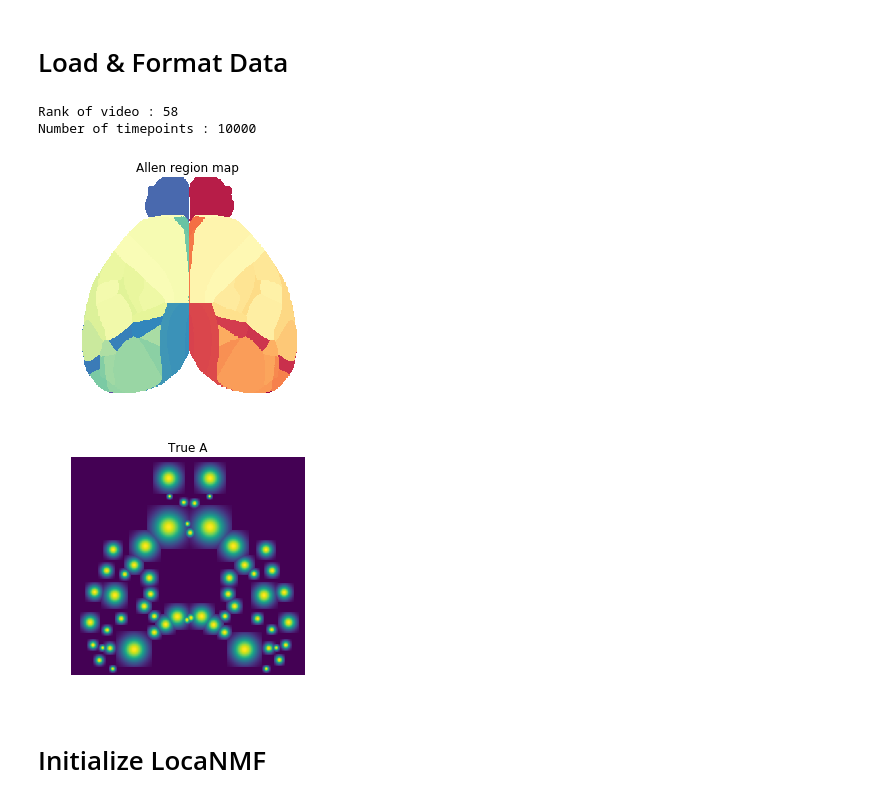
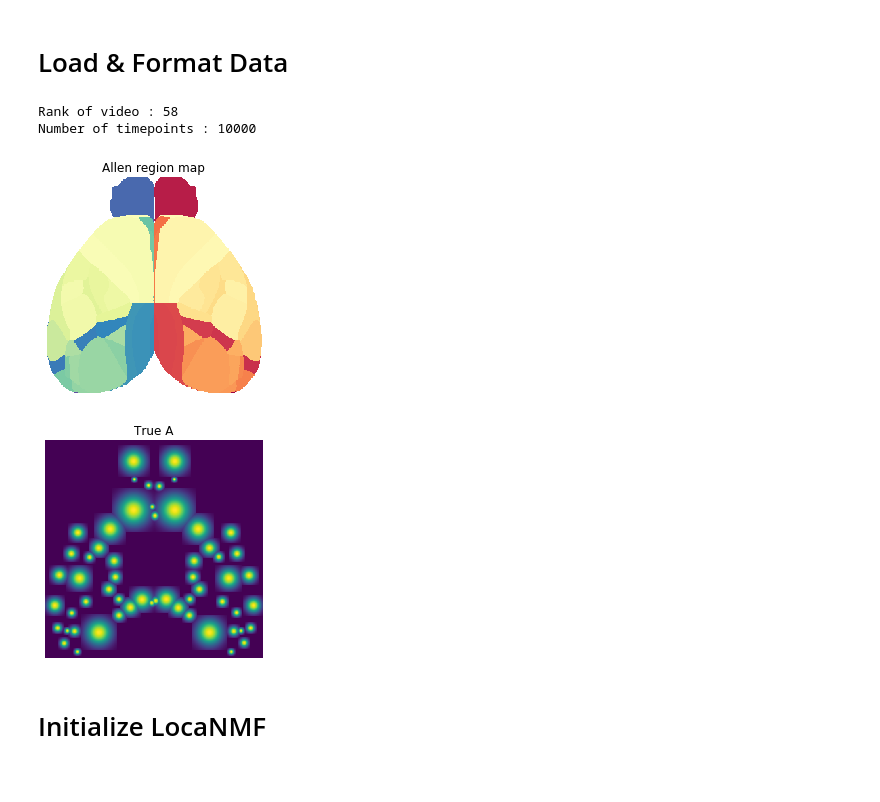
Before and after one commit to ikinsella/locaNMF, a Jupyter notebook: demo/demo_simulation.ipynb, the cells around one changed output. Saved outputs shown, nothing was run; the diff lists cells and outputs as text; code cells hidden in the pictures.

```diff
--- a/demo/demo_simulation.ipynb
+++ b/demo/demo_simulation.ipynb
@@ -35,52 +38,38 @@ r2_thresh = 0.99 # Fraction of variance in the data to capture with LocaNMF
 nonnegative_temporal = False # Do you want nonnegative temporal components? The data itself should also be nonnegative in this case.
 # %% [markdown]
 # Load & Format Data
-# %%
-# Folder where the data is stored
-# Get data from this link--> https://www.dropbox.com/s/q4m1v151o06zsdv/Vc_Uc.mat?dl=0
-# Get map here if you do not have it--> https://www.dropbox.com/s/d35xt7e6l2ywiol/preprocessed_allenDorsalMap.mat?dl=0
-datafolder='./data/simulated/'
-mapfolder='./data/AllenMap/'
-
-# File 'Vc_Uc.mat' in the above folder contains 'Uc', 'Vc', 'brainmask'. Simulated data also contains 'trueareas'.
-arrays=sio.loadmat(datafolder+'Vc_Uc.mat')
-
-# # For Nonnegative Data, uncomment the following lines, ex. if you want nonnegative temporal components
-# # Get nonnegative data from this link--> https://www.dropbox.com/s/25hblgwe5wvwqdz/Vc_Uc_nonnegative.mat?dl=0
-# datafolder='./data/simulated_nonnegative/'
-# mapfolder='./data/AllenMap/'
-
-# # File 'Vc_Uc.mat' in the above folder contains 'Uc', 'Vc', 'brainmask'. Simulated data also contains 'trueareas'.
-# arrays=sio.loadmat(datafolder+'Vc_Uc_nonnegative.mat')
-
-dorsalMapScaled = sio.loadmat(mapfolder+'preprocessed_allenDorsalMap.mat')['dorsalMapScaled'].astype(float)
+# %%
+# Folder where the data is stored
+datafolder='./data/simulated/'
+# # For Nonnegative Data, uncomment the following lines, ex. if you want nonnegative temporal components
+# datafolder='./data/simulated_nonnegative/'
+
+# File 'Vc_Uc.mat' in the above folder contains 'Uc', 'Vc', 'brainmask'. Simulated data also contains 'trueareas'.
+arrays=sio.loadmat(datafolder+'Vc_Uc.mat')
+
+atlas = sio.loadmat(datafolder+'atlas.mat')['atlas'].astype(float)
+areanames = sio.loadmat(datafolder+'atlas.mat')['areanames']
 # %%
 # Get data in the correct format
-new_x, new_y = 580, 540 # Brainmask limits x and y
 V=arrays['Vc']
-U=arrays['Uc'][:new_y, :new_x, :]
-brainmask=~np.isnan(arrays['brainmask'][:new_y, :new_x])
-brainmask_full=~np.isnan(arrays['brainmask'])
+U=arrays['Uc']
+brainmask=arrays['brainmask']==1
 trueareas=arrays['trueareas'].flatten()
 del arrays
-
-# Divide up region based Allen map into left and right sides
-dorsalMapScaled[:,:int(dorsalMapScaled.shape[1]/2)] = dorsalMapScaled[:,:int(dorsalMapScaled.shape[1]/2)] * -1
-dorsalMapScaled = -dorsalMapScaled[:new_y, :new_x]
 # %%
 # Check that data has the correct shapes. V [K_d x T], U [X x Y x K_d], brainmask [X x Y]
 if V.shape[0]!=U.shape[-1]: print('Wrong dimensions of U and V!')
 print("Rank of video : %d" % V.shape[0]); print("Number of timepoints : %d" % V.shape[1]);
 
 # Plot the maximum U for each pixel
-plotmap=np.zeros((dorsalMapScaled.shape)); plotmap.fill(np.nan); plotmap[brainmask]=dorsalMapScaled[brainmask]
+plotmap=np.zeros((atlas.shape)); plotmap.fill(np.nan); plotmap[brainmask]=atlas[brainmask]
 plt.imshow(plotmap,cmap='Spectral'); plt.axis('off'); plt.title('Allen region map'); plt.show();
 plt.imshow(np.max(U,axis=2)); plt.axis('off'); plt.title('True A'); plt.show()
 # %% [output]
 Rank of video : 58
 Number of timepoints : 10000
-[figure, old version]
+[figure, new version]
-[figure, old version]
+[figure, new version]
 # %%
 # Perform the LQ decomposition. Time everything.
 t0_global = time.time()
```
Also changed, not shown: parts of 14 cells of this notebook, 2 other files.
